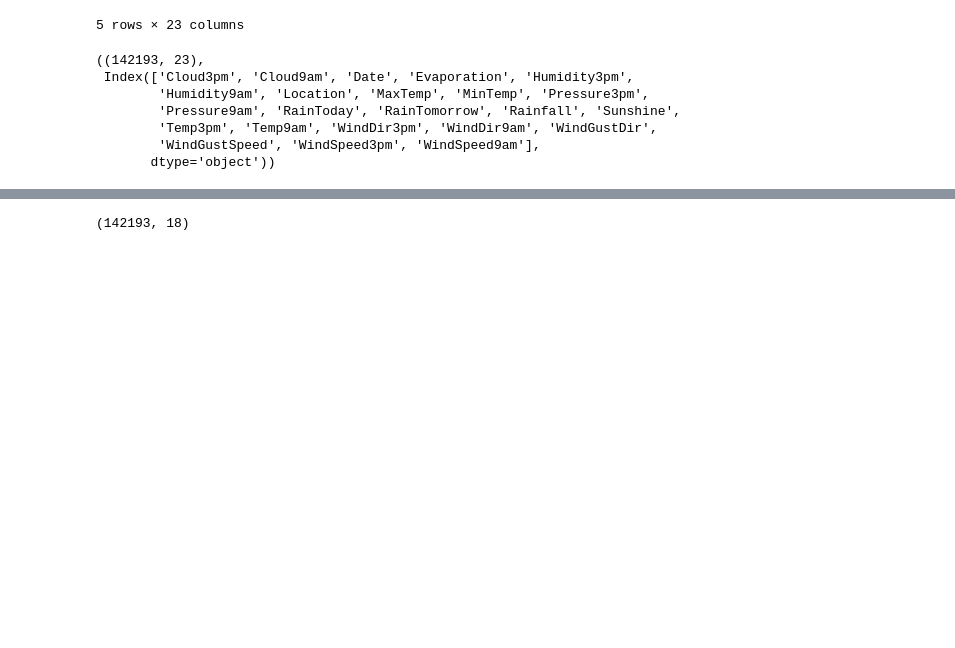
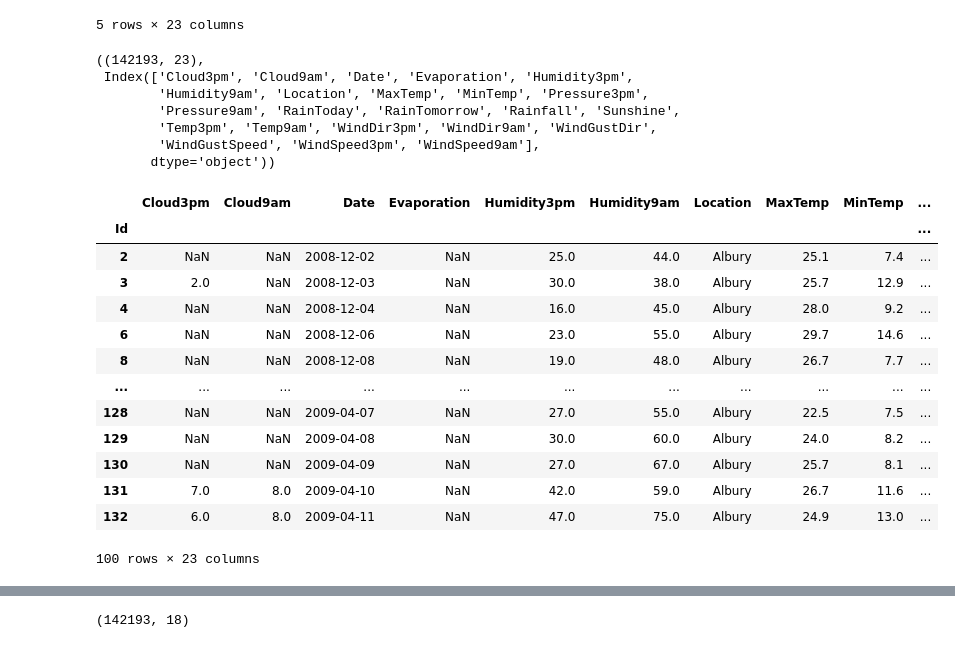
Before and after one commit to SauloEnock/Minicurso-Data-Science, a Jupyter notebook: pratica.ipynb, the cells around one changed output, grey strips where cells are left out. Saved outputs shown, nothing was run; the diff lists cells and outputs as text; code cells hidden in the pictures; blank space fills up the shorter version.

```diff
--- a/pratica.ipynb
+++ b/pratica.ipynb
@@ -53,7 +57,22 @@ data.shape, data.columns
         'WindGustSpeed', 'WindSpeed3pm', 'WindSpeed9am'],
        dtype='object'))
 # %%
-data.head(1)
+data.head(100)
+# %% [output]
+|  | Cloud3pm | Cloud9am | Date | Evaporation | Humidity3pm | Humidity9am | Location | MaxTemp | MinTemp | ... |
+| Id |  |  |  |  |  |  |  |  |  | ... |
+| 2 | NaN | NaN | 2008-12-02 | NaN | 25.0 | 44.0 | Albury | 25.1 | 7.4 | ... |
+| 3 | 2.0 | NaN | 2008-12-03 | NaN | 30.0 | 38.0 | Albury | 25.7 | 12.9 | ... |
+| 4 | NaN | NaN | 2008-12-04 | NaN | 16.0 | 45.0 | Albury | 28.0 | 9.2 | ... |
+| 6 | NaN | NaN | 2008-12-06 | NaN | 23.0 | 55.0 | Albury | 29.7 | 14.6 | ... |
+| 8 | NaN | NaN | 2008-12-08 | NaN | 19.0 | 48.0 | Albury | 26.7 | 7.7 | ... |
+| ... | ... | ... | ... | ... | ... | ... | ... | ... | ... | ... |
+| 128 | NaN | NaN | 2009-04-07 | NaN | 27.0 | 55.0 | Albury | 22.5 | 7.5 | ... |
+| 129 | NaN | NaN | 2009-04-08 | NaN | 30.0 | 60.0 | Albury | 24.0 | 8.2 | ... |
+| 130 | NaN | NaN | 2009-04-09 | NaN | 27.0 | 67.0 | Albury | 25.7 | 8.1 | ... |
+| 131 | 7.0 | 8.0 | 2009-04-10 | NaN | 42.0 | 59.0 | Albury | 26.7 | 11.6 | ... |
+| 132 | 6.0 | 8.0 | 2009-04-11 | NaN | 47.0 | 75.0 | Albury | 24.9 | 13.0 | ... |
+100 rows × 23 columns
 # %%
 data.describe()
 # %% [output]
```
Also changed, not shown: parts of 17 cells of this notebook.
